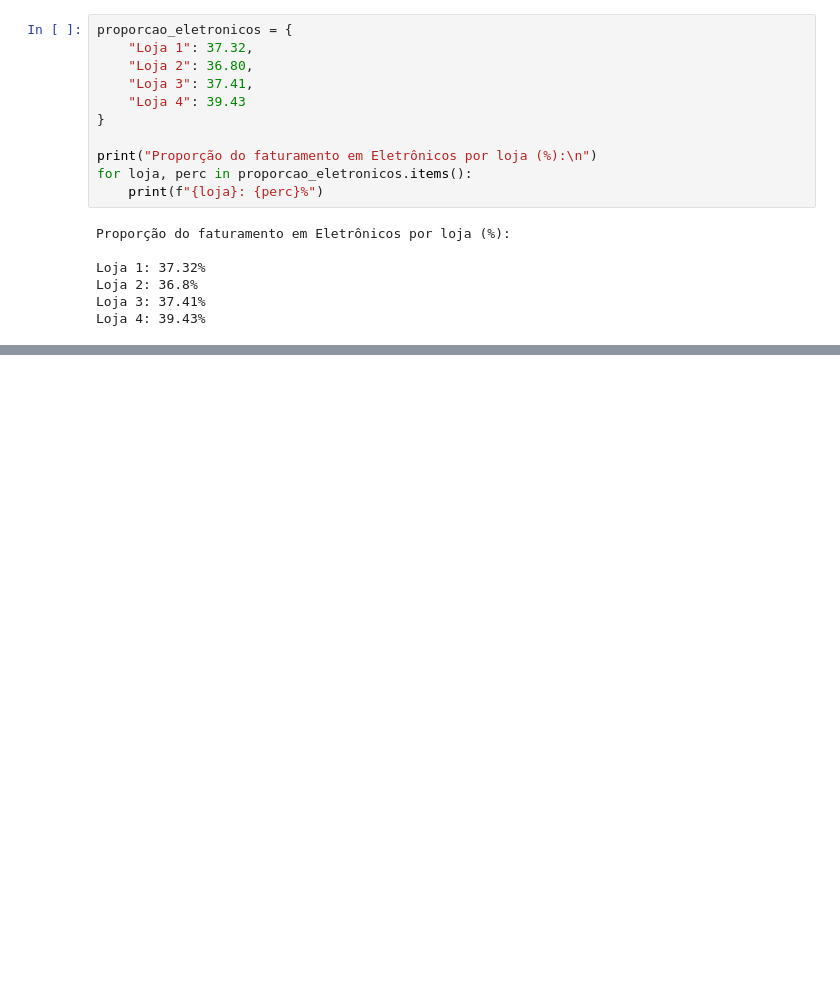
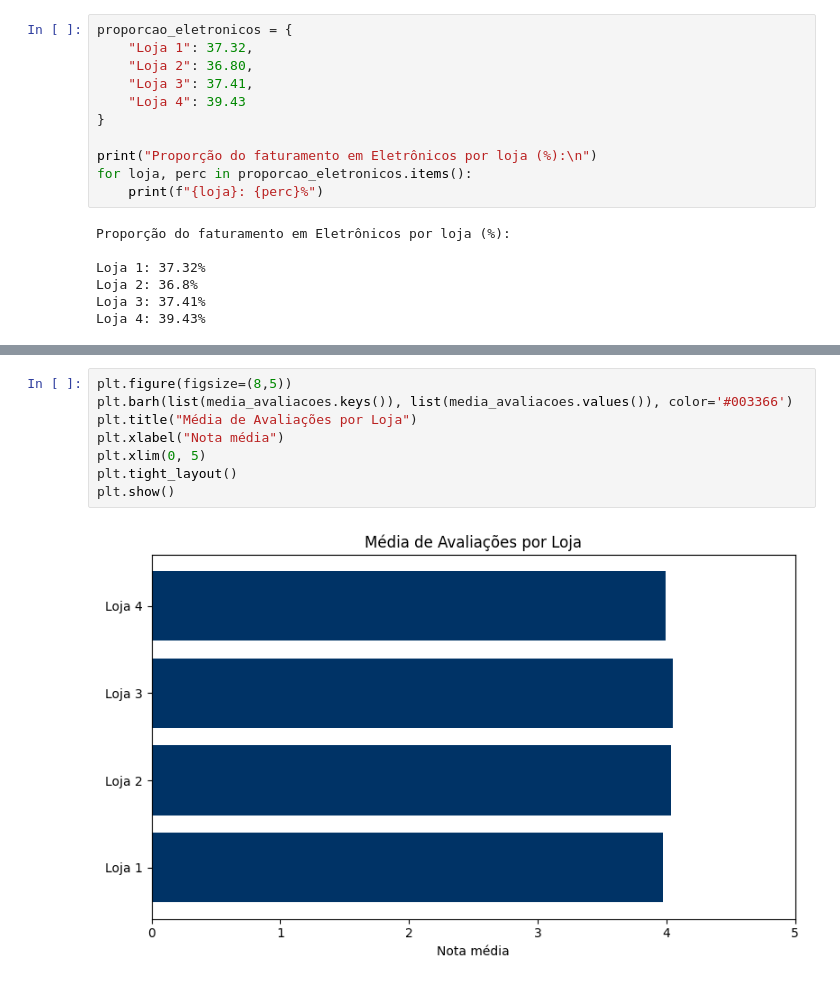
Before and after one commit to brunoscog/Alura_One_Data_Science_Challenge_1, a Jupyter notebook: AluraStoreBr.ipynb, the cells around one changed output, grey strips where cells are left out. Drawn from its saved outputs; the diff is of its cells as text; blank space fills up the shorter version.

```diff
--- a/AluraStoreBr.ipynb
+++ b/AluraStoreBr.ipynb
@@ -988,0 +1032,10 @@ Loja 4: 39.43%
+# %%
+plt.figure(figsize=(8,5))
+plt.barh(list(media_avaliacoes.keys()), list(media_avaliacoes.values()), color='#003366')
+plt.title("Média de Avaliações por Loja")
+plt.xlabel("Nota média")
+plt.xlim(0, 5)
+plt.tight_layout()
+plt.show()
+# %% [output]
+[figure, added]
```
Also changed, not shown: parts of 21 cells of this notebook.
